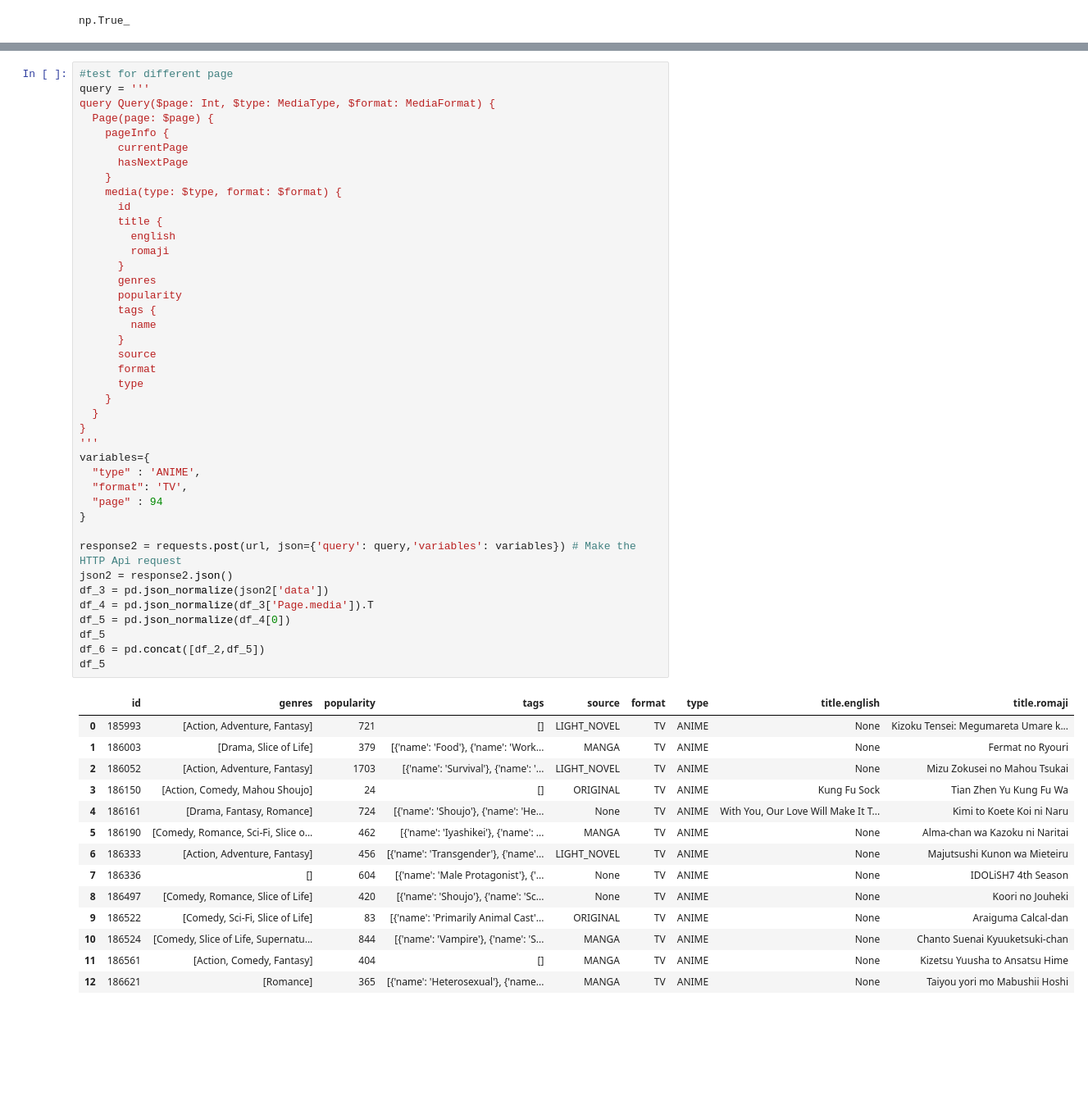
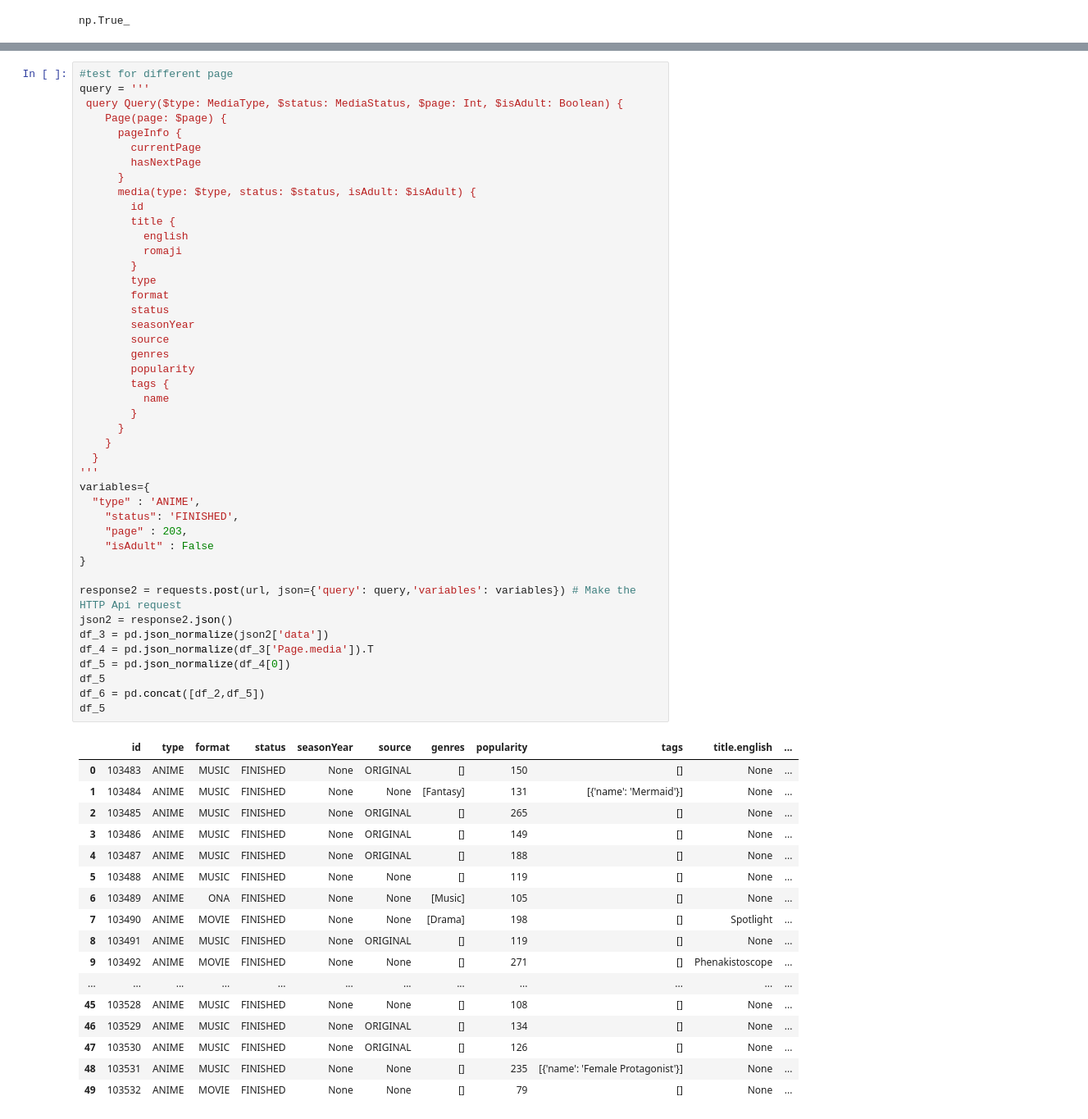
Before and after one commit to leolion023/Anilist, a Jupyter notebook: new_test.ipynb, the cells around one changed output, grey strips where cells are left out. Shown at 82% size. Drawn from its saved outputs; the diff is of its cells as text; blank space fills up the shorter version.

```diff
--- a/new_test.ipynb
+++ b/new_test.ipynb
@@ -120,59 +125,65 @@ df_2.explode('tags') #seperate by tags
 # %%
 #test for different page
 query = '''
-query Query($page: Int, $type: MediaType, $format: MediaFormat) {
-  Page(page: $page) {
-    pageInfo {
-      currentPage
-      hasNextPage
-    }
-    media(type: $type, format: $format) {
-      id
-      title {
-        english
-        romaji
+ query Query($type: MediaType, $status: MediaStatus, $page: Int, $isAdult: Boolean) {
+    Page(page: $page) {
+      pageInfo {
+        currentPage
+        hasNextPage
       }
-      genres
-      popularity
-      tags {
-        name
+      media(type: $type, status: $status, isAdult: $isAdult) {
+        id
+        title {
+          english
+          romaji
+        }
+        type
+        format
+        status
+        seasonYear
+        source
+        genres
+        popularity
+        tags {
+          name
+        }
       }
-      source
-      format
-      type
     }
   }
-}
 '''
 variables={
   "type" : 'ANIME',
-  "format": 'TV',
-  "page" : 94
+    "status": 'FINISHED',
+    "page" : 203,
+    "isAdult" : False
 }
 
 response2 = requests.post(url, json={'query': query,'variables': variables}) # Make the HTTP Api request
 json2 = response2.json()
 df_3 = pd.json_normalize(json2['data'])
 df_4 = pd.json_normalize(df_3['Page.media']).T
 df_5 = pd.json_normalize(df_4[0])
 df_5
 df_6 = pd.concat([df_2,df_5])
 df_5
 # %% [output]
-|  | id | genres | popularity | tags | source | format | type | title.english | title.romaji |
-| 0 | 185993 | [Action, Adventure, Fantasy] | 721 | [] | LIGHT_NOVEL | TV | ANIME | None | Kizoku Tensei: Megumareta Umare k... |
-| 1 | 186003 | [Drama, Slice of Life] | 379 | [{'name': 'Food'}, {'name': 'Work... | MANGA | TV | ANIME | None | Fermat no Ryouri |
-| 2 | 186052 | [Action, Adventure, Fantasy] | 1703 | [{'name': 'Survival'}, {'name': '... | LIGHT_NOVEL | TV | ANIME | None | Mizu Zokusei no Mahou Tsukai |
-| 3 | 186150 | [Action, Comedy, Mahou Shoujo] | 24 | [] | ORIGINAL | TV | ANIME | Kung Fu Sock | Tian Zhen Yu Kung Fu Wa |
-| 4 | 186161 | [Drama, Fantasy, Romance] | 724 | [{'name': 'Shoujo'}, {'name': 'He... | None | TV | ANIME | With You, Our Love Will Make It T... | Kimi to Koete Koi ni Naru |
-| 5 | 186190 | [Comedy, Romance, Sci-Fi, Slice o... | 462 | [{'name': 'Iyashikei'}, {'name': ... | MANGA | TV | ANIME | None | Alma-chan wa Kazoku ni Naritai |
-| 6 | 186333 | [Action, Adventure, Fantasy] | 456 | [{'name': 'Transgender'}, {'name'... | LIGHT_NOVEL | TV | ANIME | None | Majutsushi Kunon wa Mieteiru |
-| 7 | 186336 | [] | 604 | [{'name': 'Male Protagonist'}, {'... | None | TV | ANIME | None | IDOLiSH7 4th Season |
-| 8 | 186497 | [Comedy, Romance, Slice of Life] | 420 | [{'name': 'Shoujo'}, {'name': 'Sc... | None | TV | ANIME | None | Koori no Jouheki |
-| 9 | 186522 | [Comedy, Sci-Fi, Slice of Life] | 83 | [{'name': 'Primarily Animal Cast'... | ORIGINAL | TV | ANIME | None | Araiguma Calcal-dan |
-| 10 | 186524 | [Comedy, Slice of Life, Supernatu... | 844 | [{'name': 'Vampire'}, {'name': 'S... | MANGA | TV | ANIME | None | Chanto Suenai Kyuuketsuki-chan |
-| 11 | 186561 | [Action, Comedy, Fantasy] | 404 | [] | MANGA | TV | ANIME | None | Kizetsu Yuusha to Ansatsu Hime |
-| 12 | 186621 | [Romance] | 365 | [{'name': 'Heterosexual'}, {'name... | MANGA | TV | ANIME | None | Taiyou yori mo Mabushii Hoshi |
+|  | id | type | format | status | seasonYear | source | genres | popularity | tags | title.english | ... |
+| 0 | 103483 | ANIME | MUSIC | FINISHED | None | ORIGINAL | [] | 150 | [] | None | ... |
+| 1 | 103484 | ANIME | MUSIC | FINISHED | None | None | [Fantasy] | 131 | [{'name': 'Mermaid'}] | None | ... |
+| 2 | 103485 | ANIME | MUSIC | FINISHED | None | ORIGINAL | [] | 265 | [] | None | ... |
+| 3 | 103486 | ANIME | MUSIC | FINISHED | None | ORIGINAL | [] | 149 | [] | None | ... |
+| 4 | 103487 | ANIME | MUSIC | FINISHED | None | ORIGINAL | [] | 188 | [] | None | ... |
+| 5 | 103488 | ANIME | MUSIC | FINISHED | None | None | [] | 119 | [] | None | ... |
+| 6 | 103489 | ANIME | ONA | FINISHED | None | None | [Music] | 105 | [] | None | ... |
+| 7 | 103490 | ANIME | MOVIE | FINISHED | None | None | [Drama] | 198 | [] | Spotlight | ... |
+| 8 | 103491 | ANIME | MUSIC | FINISHED | None | ORIGINAL | [] | 119 | [] | None | ... |
+| 9 | 103492 | ANIME | MOVIE | FINISHED | None | None | [] | 271 | [] | Phenakistoscope | ... |
+| ... | ... | ... | ... | ... | ... | ... | ... | ... | ... | ... | ... |
+| 45 | 103528 | ANIME | MUSIC | FINISHED | None | None | [] | 108 | [] | None | ... |
+| 46 | 103529 | ANIME | MUSIC | FINISHED | None | ORIGINAL | [] | 134 | [] | None | ... |
+| 47 | 103530 | ANIME | MUSIC | FINISHED | None | ORIGINAL | [] | 126 | [] | None | ... |
+| 48 | 103531 | ANIME | MUSIC | FINISHED | None | None | [] | 235 | [{'name': 'Female Protagonist'}] | None | ... |
+| 49 | 103532 | ANIME | MOVIE | FINISHED | None | None | [] | 79 | [] | None | ... |
 # %%
 #function to return page
 def anilist(i):
```
Also changed, not shown: parts of 46 cells of this notebook, 7 other files.
